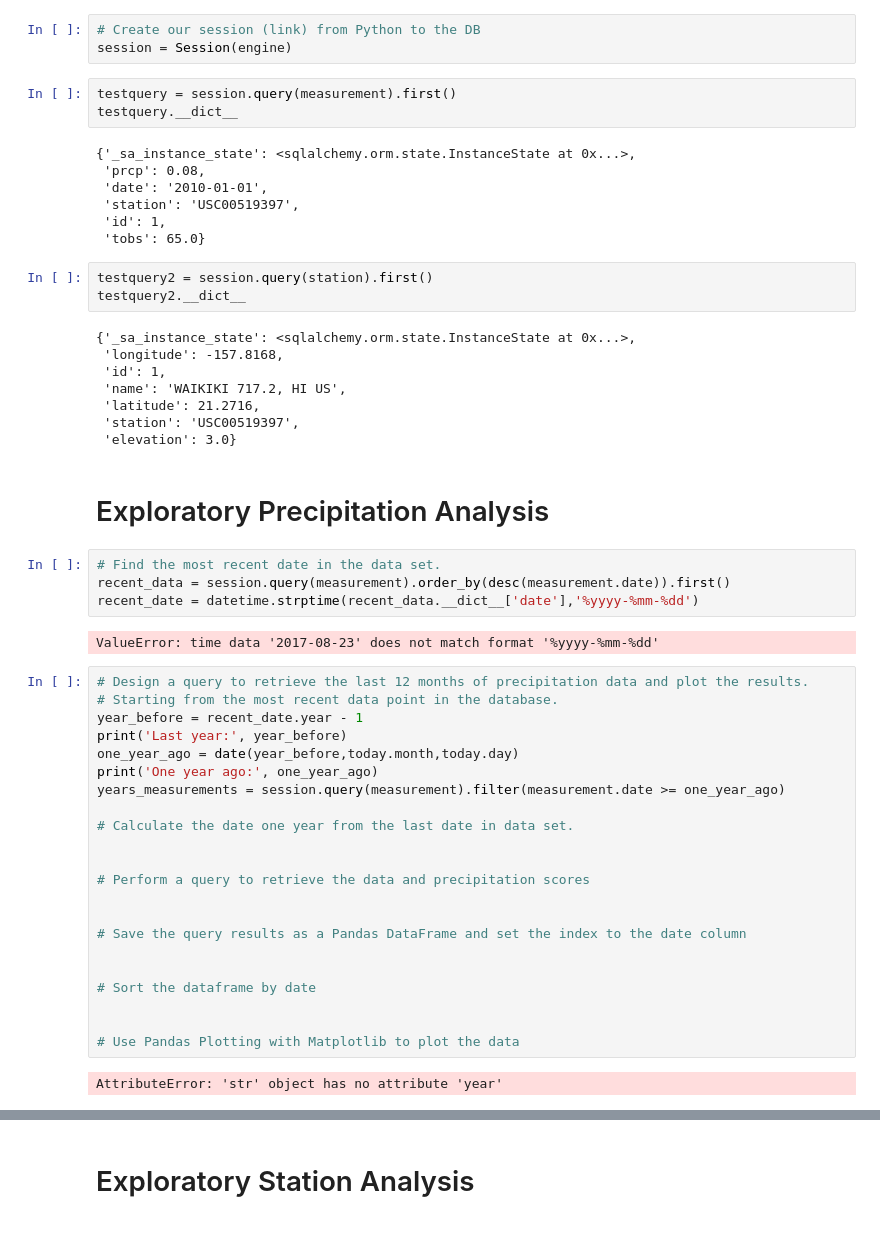
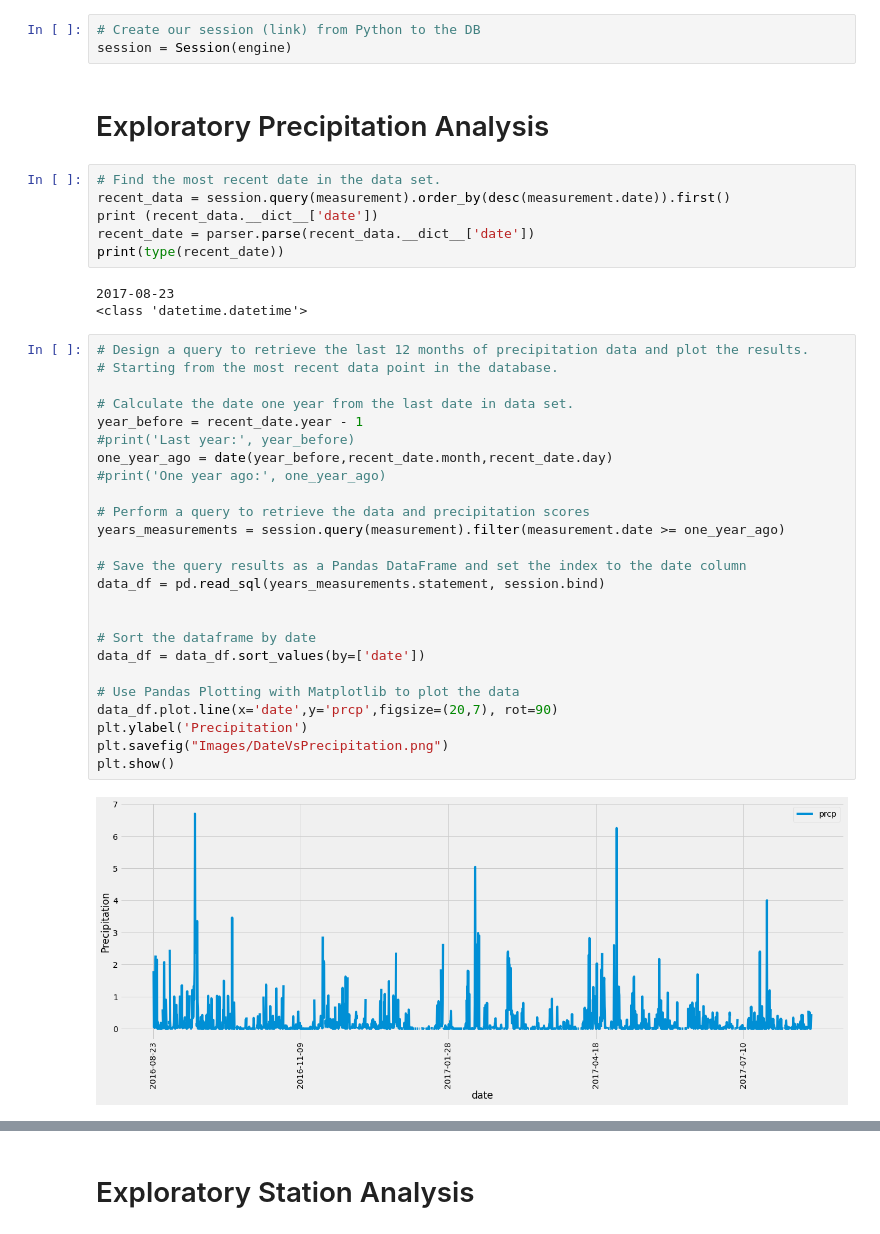
Before and after one commit to mmyang123/sqlalchemy-challeng, a Jupyter notebook: climate_starter.ipynb, the cells around one changed output, grey strips where cells are left out. Cells and saved outputs as stored; diff of their text form.

```diff
--- a/climate_starter.ipynb
+++ b/climate_starter.ipynb
@@ -39,58 +40,43 @@ station = Base.classes.station
 # %%
 # Create our session (link) from Python to the DB
 session = Session(engine)
-# %%
-testquery = session.query(measurement).first()
-testquery.__dict__
-# %% [output]
-{'_sa_instance_state': <sqlalchemy.orm.state.InstanceState at 0x...>,
- 'prcp': 0.08,
- 'date': '2010-01-01',
- 'station': 'USC00519397',
- 'id': 1,
- 'tobs': 65.0}
-# %%
-testquery2 = session.query(station).first()
-testquery2.__dict__
-# %% [output]
-{'_sa_instance_state': <sqlalchemy.orm.state.InstanceState at 0x...>,
- 'longitude': -157.8168,
- 'id': 1,
- 'name': 'WAIKIKI 717.2, HI US',
- 'latitude': 21.2716,
- 'station': 'USC00519397',
- 'elevation': 3.0}
 # %% [markdown]
 # Exploratory Precipitation Analysis
 # %%
 # Find the most recent date in the data set.
 recent_data = session.query(measurement).order_by(desc(measurement.date)).first()
-recent_date = datetime.strptime(recent_data.__dict__['date'],'%yyyy-%mm-%dd')
+print (recent_data.__dict__['date'])
+recent_date = parser.parse(recent_data.__dict__['date'])
+print(type(recent_date))
 # %% [output]
-ValueError: time data '2017-08-23' does not match format '%yyyy-%mm-%dd'
+2017-08-23
+<class 'datetime.datetime'>
 # %%
 # Design a query to retrieve the last 12 months of precipitation data and plot the results.
 # Starting from the most recent data point in the database.
+
+# Calculate the date one year from the last date in data set.
 year_before = recent_date.year - 1
-print('Last year:', year_before)
-one_year_ago = date(year_before,today.month,today.day)
-print('One year ago:', one_year_ago)
+#print('Last year:', year_before)
+one_year_ago = date(year_before,recent_date.month,recent_date.day)
+#print('One year ago:', one_year_ago)
+
+# Perform a query to retrieve the data and precipitation scores
 years_measurements = session.query(measurement).filter(measurement.date >= one_year_ago)
 
-# Calculate the date one year from the last date in data set.
-
-
-# Perform a query to retrieve the data and precipitation scores
-
-
 # Save the query results as a Pandas DataFrame and set the index to the date column
+data_df = pd.read_sql(years_measurements.statement, session.bind)
 
 
 # Sort the dataframe by date
-
+data_df = data_df.sort_values(by=['date'])
 
 # Use Pandas Plotting with Matplotlib to plot the data
+data_df.plot.line(x='date',y='prcp',figsize=(20,7), rot=90)
+plt.ylabel('Precipitation')
+plt.savefig("Images/DateVsPrecipitation.png")
+plt.show()
 # %% [output]
-AttributeError: 'str' object has no attribute 'year'
+[figure, added]
 # %%
 # Use Pandas to calcualte the summary statistics for the precipitation data
```
Also changed, not shown: parts of 10 cells of this notebook, 2 other files.
